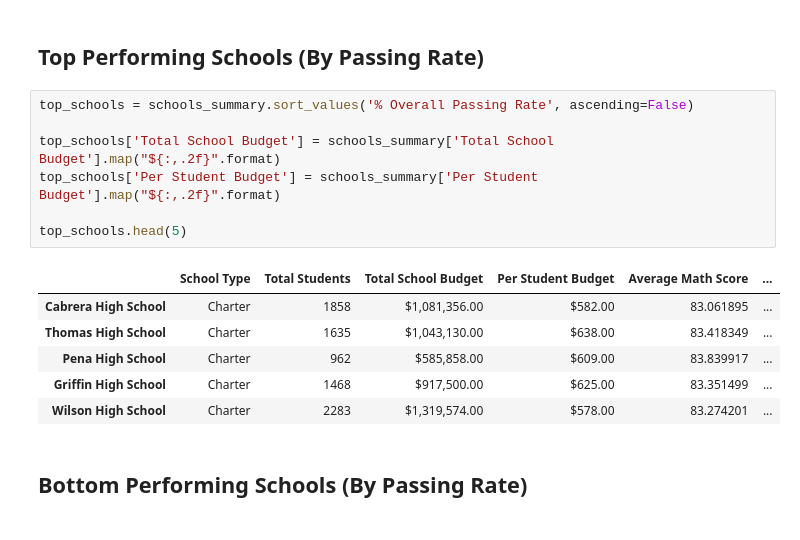
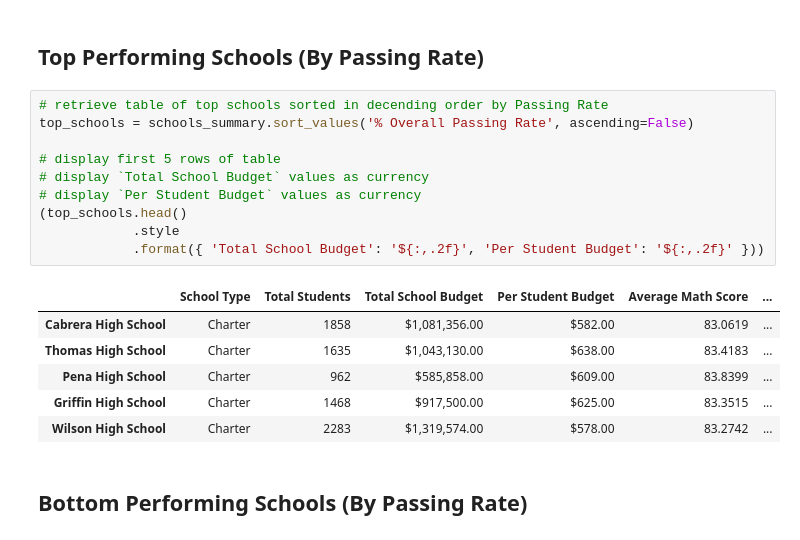
Before and after one commit to tomtav/pandas-challenge, a Jupyter notebook: PyCitySchools/main.ipynb, the cells around one changed output. Cells and saved outputs as stored; diff of their text form.

```diff
--- a/PyCitySchools/main.ipynb
+++ b/PyCitySchools/main.ipynb
@@ -165,18 +130,21 @@ schools_summary['% Overall Passing Rate'] = (schools_summary['% Passing Math']+s
 # %% [markdown]
 ## Top Performing Schools (By Passing Rate)
-# %%
-top_schools = schools_summary.sort_values('% Overall Passing Rate', ascending=False)
-
-top_schools['Total School Budget'] = schools_summary['Total School Budget'].map("${:,.2f}".format)
-top_schools['Per Student Budget'] = schools_summary['Per Student Budget'].map("${:,.2f}".format)
-
-top_schools.head(5)
-# %% [output]
-|  | School Type | Total Students | Total School Budget | Per Student Budget | Average Math Score | ... |
-| Cabrera High School | Charter | 1858 | $1,081,356.00 | $582.00 | 83.061895 | ... |
-| Thomas High School | Charter | 1635 | $1,043,130.00 | $638.00 | 83.418349 | ... |
-| Pena High School | Charter | 962 | $585,858.00 | $609.00 | 83.839917 | ... |
-| Griffin High School | Charter | 1468 | $917,500.00 | $625.00 | 83.351499 | ... |
-| Wilson High School | Charter | 2283 | $1,319,574.00 | $578.00 | 83.274201 | ... |
+# %%
+# retrieve table of top schools sorted in decending order by Passing Rate
+top_schools = schools_summary.sort_values('% Overall Passing Rate', ascending=False)
+
+# display first 5 rows of table
+# display `Total School Budget` values as currency
+# display `Per Student Budget` values as currency
+(top_schools.head()
+            .style
+            .format({ 'Total School Budget': '${:,.2f}', 'Per Student Budget': '${:,.2f}' }))
+# %% [output]
+|  | School Type | Total Students | Total School Budget | Per Student Budget | Average Math Score | ... |
+| Cabrera High School | Charter | 1858 | $1,081,356.00 | $582.00 | 83.0619 | ... |
+| Thomas High School | Charter | 1635 | $1,043,130.00 | $638.00 | 83.4183 | ... |
+| Pena High School | Charter | 962 | $585,858.00 | $609.00 | 83.8399 | ... |
+| Griffin High School | Charter | 1468 | $917,500.00 | $625.00 | 83.3515 | ... |
+| Wilson High School | Charter | 2283 | $1,319,574.00 | $578.00 | 83.2742 | ... |
 # %% [markdown]
 ## Bottom Performing Schools (By Passing Rate)
```
Also changed, not shown: parts of 28 cells of this notebook.
